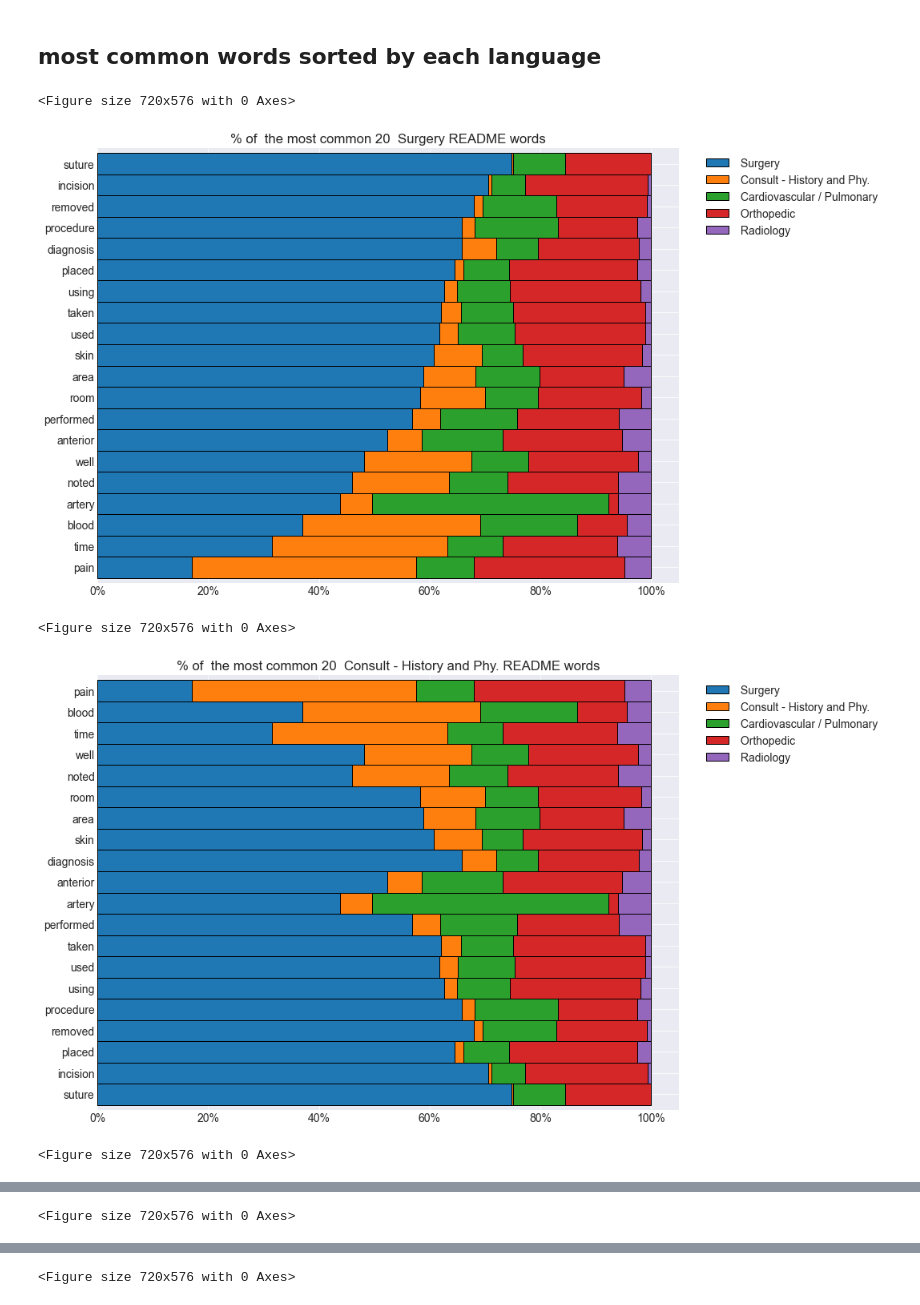
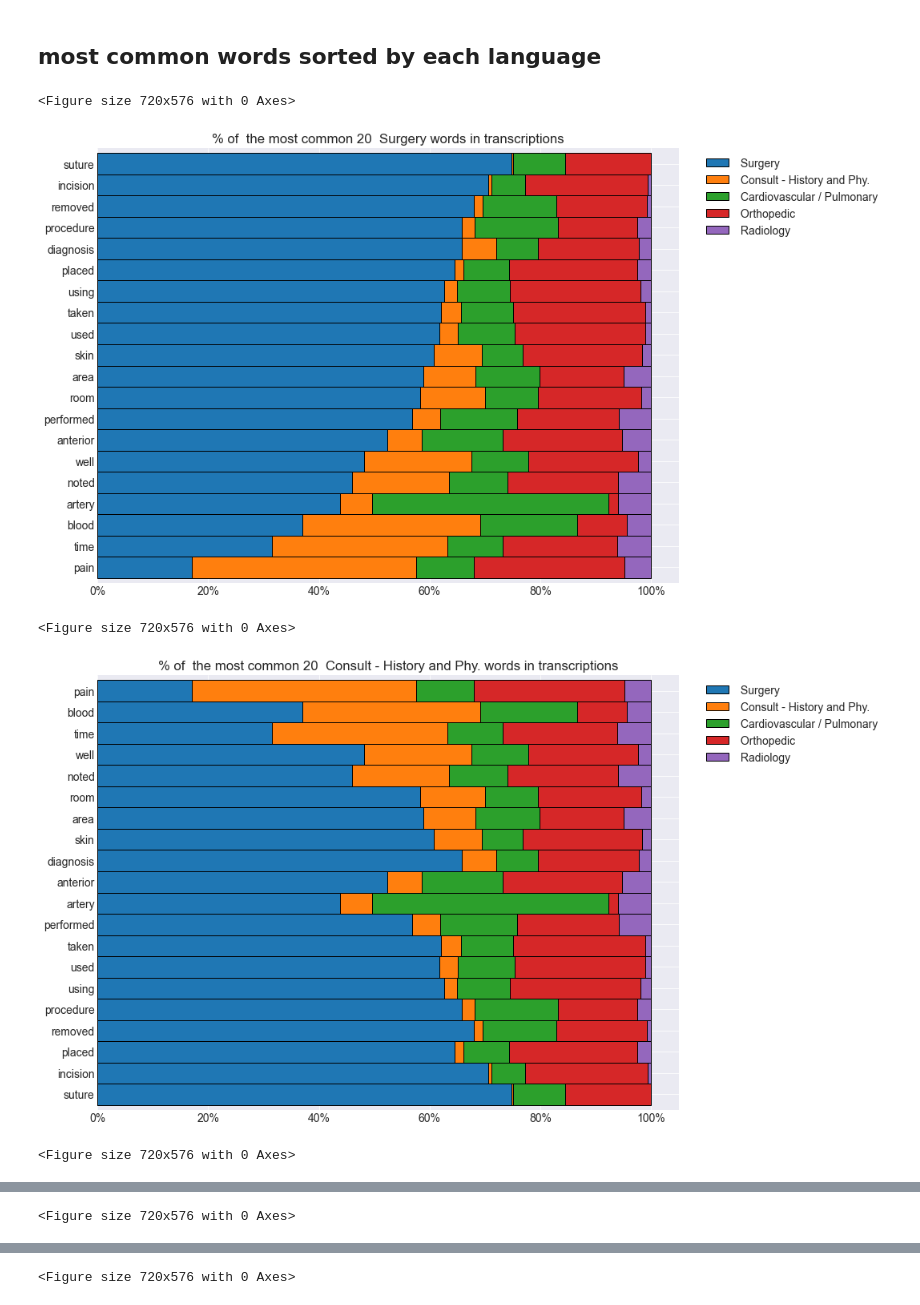
Before and after one commit to cindyvillanuevads/project_medical_text, a Jupyter notebook: initial_notebook.ipynb, the cells around one changed output, grey strips where cells are left out. Cells and saved outputs as stored; diff of their text form; code cells hidden in the pictures.

```diff
--- a/initial_notebook.ipynb
+++ b/initial_notebook.ipynb
@@ -382,22 +382,22 @@ note: here que can see another stopwords :"normal", "mg", "1", "also"
 # %%
 for column in word_counts.drop(columns='all_words'):
     plt.figure(figsize=(10, 8))
     plt.rc('font', size=14)
     # axis=1 in .apply means row by row
     (word_counts.sort_values(by='all_words', ascending=False)
      .head(20)
      .apply(lambda row: row / row['all_words'], axis=1)
      .drop(columns='all_words')
      .sort_values(by= column)
      .plot.barh(stacked=True, width=1, ec='black'))
-    plt.title(f'% of  the most common 20 {column} README words')
+    plt.title(f'% of  the most common 20 {column} words in transcriptions')
     plt.legend(bbox_to_anchor= (1.03,1))
 
     plt.gca().xaxis.set_major_formatter(mpl.ticker.FuncFormatter('{:.0%}'.format))
     plt.show()
 # %% [output]
 <Figure size 720x576 with 0 Axes>
-[figure, old version]
+[figure, new version]
 <Figure size 720x576 with 0 Axes>
-[figure, old version]
+[figure, new version]
 <Figure size 720x576 with 0 Axes>
```
Also changed, not shown: parts of 6 cells of this notebook.
